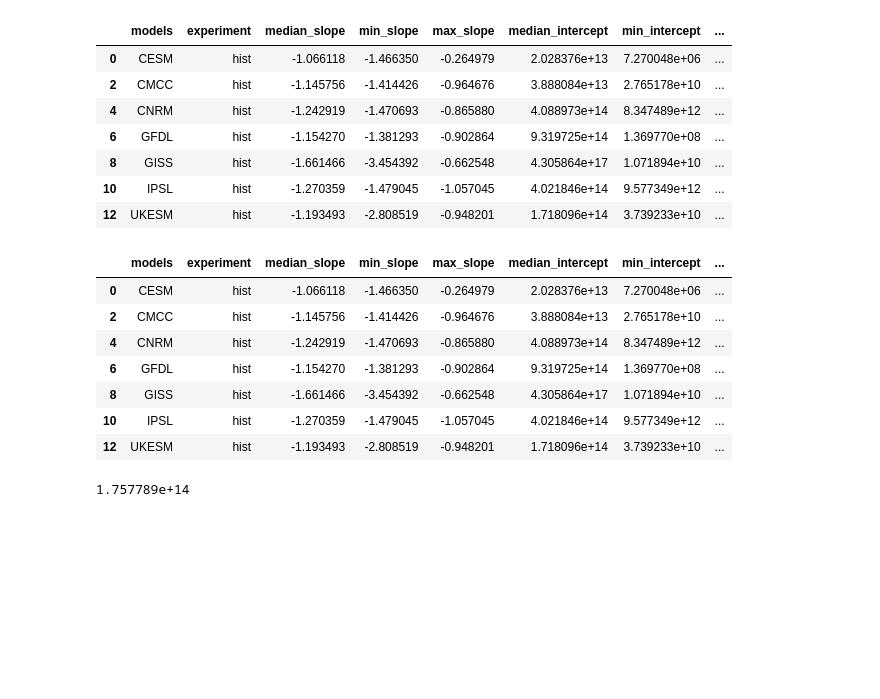
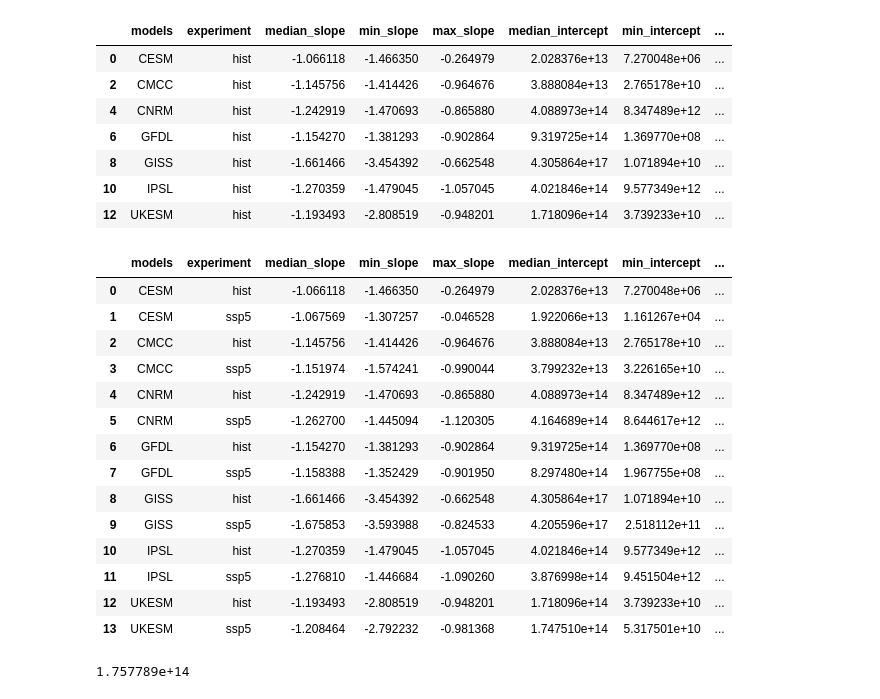
Before and after one commit to MarCorralesU/CMIP6_size_spectra, a Jupyter notebook: scripts/idealized_biovol_and_FIgureS4.ipynb, the cells around one changed output. Cells and saved outputs as stored; diff of their text form; code cells hidden in the pictures; blank space fills up the shorter version.

```diff
--- a/scripts/idealized_biovol_and_FIgureS4.ipynb
+++ b/scripts/idealized_biovol_and_FIgureS4.ipynb
@@ -31,3 +31,9 @@ file_list_biovol
  '/Users/mc4214/CMIP6_biome_PSS_data/biom_UKESM_PSS_hist_biovolume.nc',
  '/Users/mc4214/CMIP6_biome_PSS_data/biom_GISS_PSS_hist_biovolume.nc',
  '/Users/mc4214/CMIP6_biome_PSS_data/biom_CMCC_PSS_hist_biovolume.nc']
+# %%
+#import data and create dictionary
+# create a dictionary with the datasets
+file_list_biovol_ssp5 = glob('/Users/mc4214/CMIP6_biome_PSS_data/*biovolume.nc')
+file_list_biovol_ssp5 = [x for x in file_list_biovol_ssp5 if 'biovolume' in x and 'old' not in x and 'ssp5' in x]
+file_list_biovol_ssp5
@@ -48,3 +62,20 @@ for m in models:
       .reset_index()
        )
     NBSS_dict_full[m] = df_nb_med
+# %%
+models = ['CESM', 'CMCC', 'CNRM', 'GFDL', 'GISS', 'IPSL', 'UKESM']
+# Creating an empty dictionary
+NBSS_dict_full_ssp5 = {}
+for m in models:
+    filename = [x for x in file_list_biovol_ssp5 if m in x][0]
+    ds_ssp5 = xr.open_mfdataset(filename)
+    nb_med = ds_ssp5['NB'].median(dim=('time', 'lat', 'lon'), skipna=True)
+    df_nb_med = (
+    nb_med
+      .rename({'biovol_um3': 'bin_centers_biovol'})  # coord name
+      .rename('NB')                                   # data/column name
+      .to_series()
+      .rename_axis('bin_centers_biovol')
+      .reset_index()
+       )
+    NBSS_dict_full_ssp5[m] = df_nb_med
@@ -101,18 +116,29 @@ def biovolume_integral(m, b, x1, x2):
 # %%
 # apply this to the coeff_df
 x1, x2 = 8.2e5, 4.2e9 # size range in biovolume units
 
+x1, x2 = 8.2e5, 4.2e9
+
 table_S8_df['integrated_biovolume']=table_S8_df.apply(lambda r: biovolume_integral(r['median_slope'], r['median_intercept'], x1, x2),axis=1)
-table_S8_df
+coeff_df['integrated_biovolume']=coeff_df.apply(lambda r: biovolume_integral(r['median_slope'], r['median_intercept'], x1, x2),axis=1)
+
+coeff_df
 # %% [output]
 |  | models | experiment | median_slope | min_slope | max_slope | median_intercept | min_intercept | ... |
 | 0 | CESM | hist | -1.066118 | -1.466350 | -0.264979 | 2.028376e+13 | 7.270048e+06 | ... |
+| 1 | CESM | ssp5 | -1.067569 | -1.307257 | -0.046528 | 1.922066e+13 | 1.161267e+04 | ... |
 | 2 | CMCC | hist | -1.145756 | -1.414426 | -0.964676 | 3.888084e+13 | 2.765178e+10 | ... |
+| 3 | CMCC | ssp5 | -1.151974 | -1.574241 | -0.990044 | 3.799232e+13 | 3.226165e+10 | ... |
 | 4 | CNRM | hist | -1.242919 | -1.470693 | -0.865880 | 4.088973e+14 | 8.347489e+12 | ... |
+| 5 | CNRM | ssp5 | -1.262700 | -1.445094 | -1.120305 | 4.164689e+14 | 8.644617e+12 | ... |
 | 6 | GFDL | hist | -1.154270 | -1.381293 | -0.902864 | 9.319725e+14 | 1.369770e+08 | ... |
+| 7 | GFDL | ssp5 | -1.158388 | -1.352429 | -0.901950 | 8.297480e+14 | 1.967755e+08 | ... |
 | 8 | GISS | hist | -1.661466 | -3.454392 | -0.662548 | 4.305864e+17 | 1.071894e+10 | ... |
+| 9 | GISS | ssp5 | -1.675853 | -3.593988 | -0.824533 | 4.205596e+17 | 2.518112e+11 | ... |
 | 10 | IPSL | hist | -1.270359 | -1.479045 | -1.057045 | 4.021846e+14 | 9.577349e+12 | ... |
+| 11 | IPSL | ssp5 | -1.276810 | -1.446684 | -1.090260 | 3.876998e+14 | 9.451504e+12 | ... |
 | 12 | UKESM | hist | -1.193493 | -2.808519 | -0.948201 | 1.718096e+14 | 3.739233e+10 | ... |
+| 13 | UKESM | ssp5 | -1.208464 | -2.792232 | -0.981368 | 1.747510e+14 | 5.317501e+10 | ... |
 # %%
 #Now get analytical estimate of the biovolume for PSSbd:
 df_pssdb = pd.read_csv('/Users/mc4214/Documents/CMIP6_PSS_paper/data/PSSdb_data/PSSdb_data_full.csv', sep= ',')
```
Also changed, not shown: parts of 3 cells of this notebook, 1 other file.
